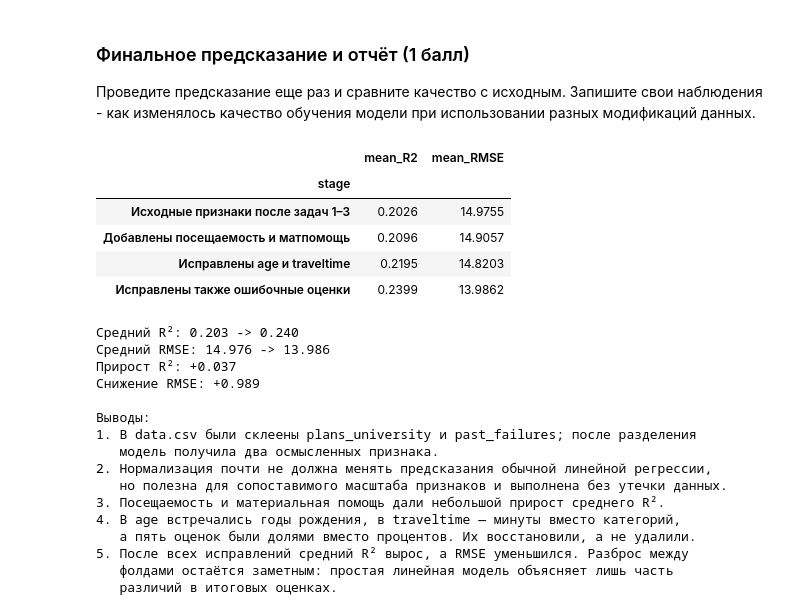
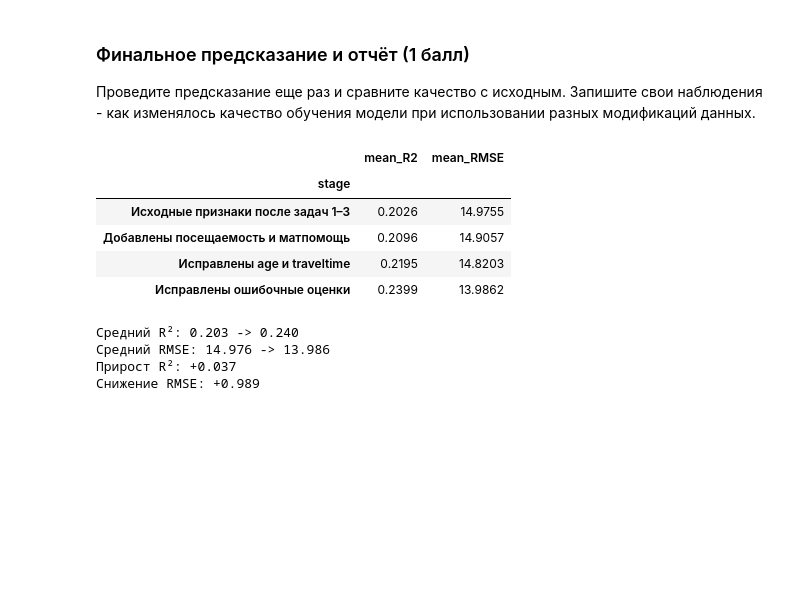
Before and after one commit to K35177/ML_Kamalov, a Jupyter notebook: taks_linreg/task/task_linreg_practice.ipynb, the cells around one changed output. Cells and saved outputs as stored; diff of their text form; code cells hidden in the pictures; blank space fills up the shorter version.

Commit message:
репак по линейной регрессии

```diff
--- a/taks_linreg/task/task_linreg_practice.ipynb
+++ b/taks_linreg/task/task_linreg_practice.ipynb
@@ -393,53 +382,25 @@ plt.show()
 ### Финальное предсказание и отчёт (1 балл)
 
 Проведите предсказание еще раз и сравните качество с исходным. Запишите свои наблюдения - как изменялось качество обучения модели при использовании разных модификаций данных.
-# %%
-summary = pd.DataFrame(comparison).set_index("stage")
-display(summary.round(4))
-
-base_r2 = summary.iloc[0]["mean_R2"]
-final_r2 = summary.iloc[-1]["mean_R2"]
-base_rmse = summary.iloc[0]["mean_RMSE"]
-final_rmse = summary.iloc[-1]["mean_RMSE"]
-
-print(f"Средний R²: {base_r2:.3f} -> {final_r2:.3f}")
-print(f"Средний RMSE: {base_rmse:.3f} -> {final_rmse:.3f}")
-print(f"Прирост R²: {final_r2 - base_r2:+.3f}")
-print(f"Снижение RMSE: {base_rmse - final_rmse:+.3f}")
-
-print("""
-Выводы:
-1. В data.csv были склеены plans_university и past_failures; после разделения
-   модель получила два осмысленных признака.
-2. Нормализация почти не должна менять предсказания обычной линейной регрессии,
-   но полезна для сопоставимого масштаба признаков и выполнена без утечки данных.
-3. Посещаемость и материальная помощь дали небольшой прирост среднего R².
-4. В age встречались годы рождения, в traveltime — минуты вместо категорий,
-   а пять оценок были долями вместо процентов. Их восстановили, а не удалили.
-5. После всех исправлений средний R² вырос, а RMSE уменьшился. Разброс между
-   фолдами остаётся заметным: простая линейная модель объясняет лишь часть
-   различий в итоговых оценках.
-""")
-# %% [output]
-|  | mean_R2 | mean_RMSE |
-| stage |  |  |
-| Исходные признаки после задач 1–3 | 0.2026 | 14.9755 |
-| Добавлены посещаемость и матпомощь | 0.2096 | 14.9057 |
-| Исправлены age и traveltime | 0.2195 | 14.8203 |
-| Исправлены также ошибочные оценки | 0.2399 | 13.9862 |
-Средний R²: 0.203 -> 0.240
-Средний RMSE: 14.976 -> 13.986
-Прирост R²: +0.037
-Снижение RMSE: +0.989
-
-Выводы:
-1. В data.csv были склеены plans_university и past_failures; после разделения
-   модель получила два осмысленных признака.
-2. Нормализация почти не должна менять предсказания обычной линейной регрессии,
-   но полезна для сопоставимого масштаба признаков и выполнена без утечки данных.
-3. Посещаемость и материальная помощь дали небольшой прирост среднего R².
-4. В age встречались годы рождения, в traveltime — минуты вместо категорий,
-   а пять оценок были долями вместо процентов. Их восстановили, а не удалили.
-5. После всех исправлений средний R² вырос, а RMSE уменьшился. Разброс между
-   фолдами остаётся заметным: простая линейная модель объясняет лишь часть
-   различий в итоговых оценках.
+# %%
+summary = pd.DataFrame(comparison).set_index("stage")
+display(summary.round(4))
+
+first = summary.iloc[0]
+last = summary.iloc[-1]
+
+print(f"Средний R²: {first['mean_R2']:.3f} -> {last['mean_R2']:.3f}")
+print(f"Средний RMSE: {first['mean_RMSE']:.3f} -> {last['mean_RMSE']:.3f}")
+print(f"Прирост R²: {last['mean_R2'] - first['mean_R2']:+.3f}")
+print(f"Снижение RMSE: {first['mean_RMSE'] - last['mean_RMSE']:+.3f}")
+# %% [output]
+|  | mean_R2 | mean_RMSE |
+| stage |  |  |
+| Исходные признаки после задач 1–3 | 0.2026 | 14.9755 |
+| Добавлены посещаемость и матпомощь | 0.2096 | 14.9057 |
+| Исправлены age и traveltime | 0.2195 | 14.8203 |
+| Исправлены ошибочные оценки | 0.2399 | 13.9862 |
+Средний R²: 0.203 -> 0.240
+Средний RMSE: 14.976 -> 13.986
+Прирост R²: +0.037
+Снижение RMSE: +0.989
```
Also changed, not shown: parts of 8 cells of this notebook.
